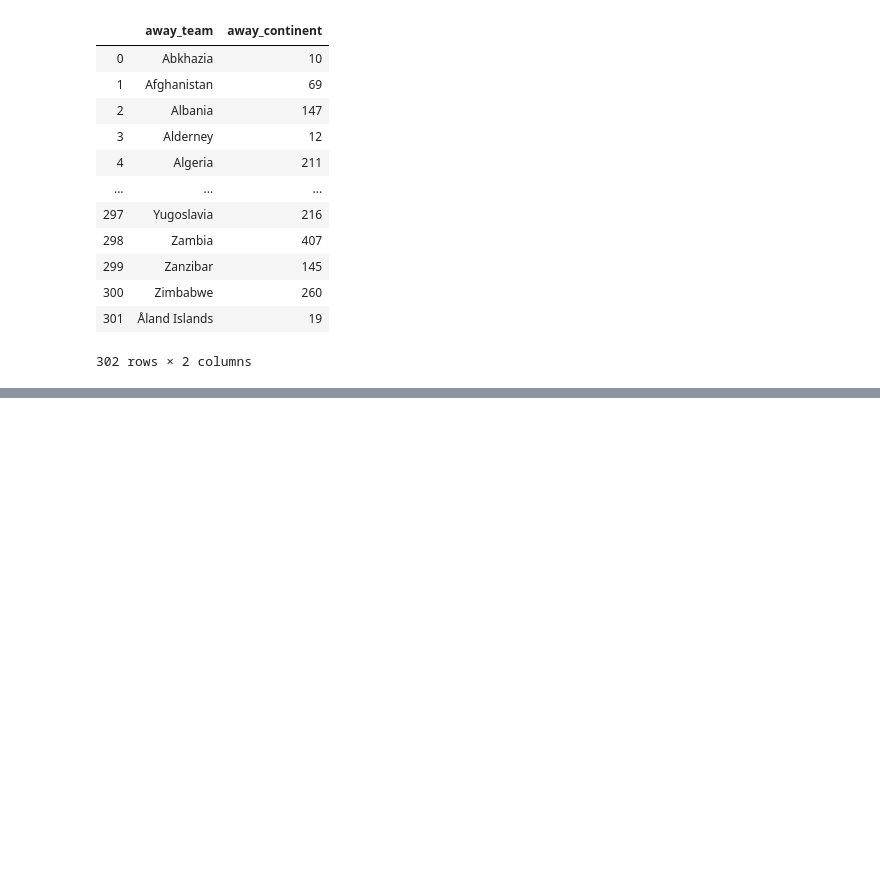
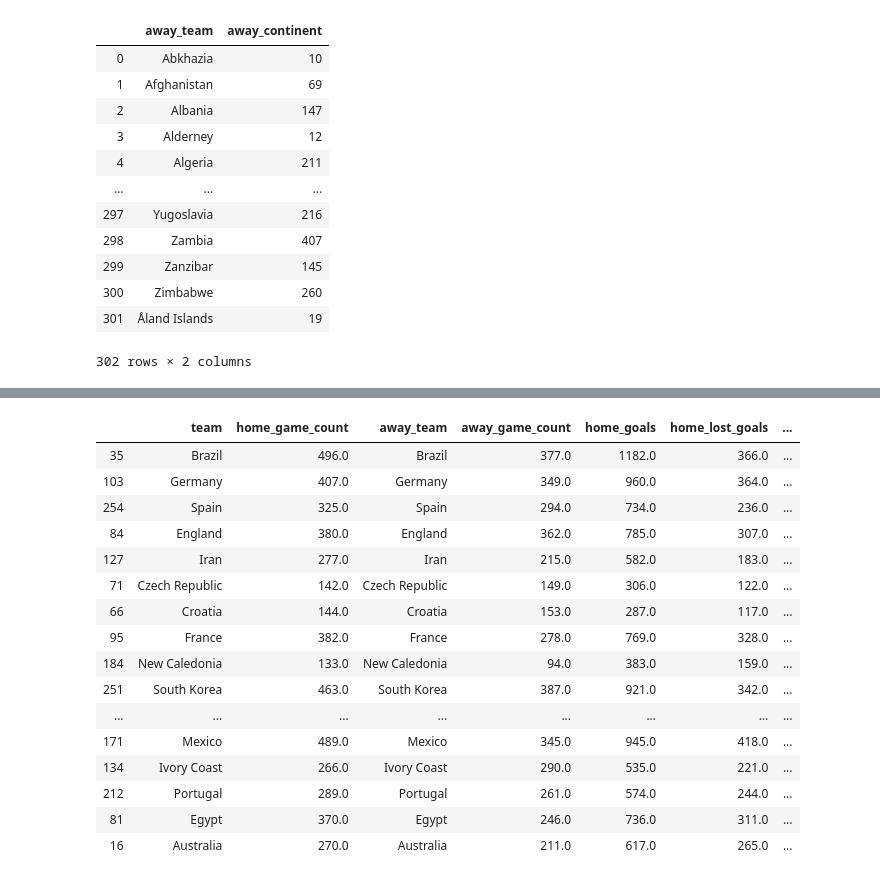
Before and after one commit to bfiroozfard/King_of_Football, a Jupyter notebook: post_WWII_overview_C.ipynb, the cells around one changed output, grey strips where cells are left out. Drawn from its saved outputs; the diff is of its cells as text; code cells hidden in the pictures; blank space fills up the shorter version.

```diff
--- a/post_WWII_overview_C.ipynb
+++ b/post_WWII_overview_C.ipynb
@@ -210,2 +210,24 @@ pwii_overview_combined_ranked.head(40)
 # %%
 pwii_overview_combined_ranked.to_csv('pwii_overview_ranked_1003.csv')
+# %%
+# further shrink down the scope to teams that have played 100+ games.
+scoped_down = pwii_overview_combined_ranked.loc[pwii_overview_combined_ranked['total_games'] >= 100, :]
+scoped_down.head(20)
+# %% [output]
+|  | team | home_game_count | away_team | away_game_count | home_goals | home_lost_goals | ... |
+| 35 | Brazil | 496.0 | Brazil | 377.0 | 1182.0 | 366.0 | ... |
+| 103 | Germany | 407.0 | Germany | 349.0 | 960.0 | 364.0 | ... |
+| 254 | Spain | 325.0 | Spain | 294.0 | 734.0 | 236.0 | ... |
+| 84 | England | 380.0 | England | 362.0 | 785.0 | 307.0 | ... |
+| 127 | Iran | 277.0 | Iran | 215.0 | 582.0 | 183.0 | ... |
+| 71 | Czech Republic | 142.0 | Czech Republic | 149.0 | 306.0 | 122.0 | ... |
+| 66 | Croatia | 144.0 | Croatia | 153.0 | 287.0 | 117.0 | ... |
+| 95 | France | 382.0 | France | 278.0 | 769.0 | 328.0 | ... |
+| 184 | New Caledonia | 133.0 | New Caledonia | 94.0 | 383.0 | 159.0 | ... |
+| 251 | South Korea | 463.0 | South Korea | 387.0 | 921.0 | 342.0 | ... |
+| ... | ... | ... | ... | ... | ... | ... | ... |
+| 171 | Mexico | 489.0 | Mexico | 345.0 | 945.0 | 418.0 | ... |
+| 134 | Ivory Coast | 266.0 | Ivory Coast | 290.0 | 535.0 | 221.0 | ... |
+| 212 | Portugal | 289.0 | Portugal | 261.0 | 574.0 | 244.0 | ... |
+| 81 | Egypt | 370.0 | Egypt | 246.0 | 736.0 | 311.0 | ... |
+| 16 | Australia | 270.0 | Australia | 211.0 | 617.0 | 265.0 | ... |
```
Also changed, not shown: parts of 9 cells of this notebook, 1 other file.
